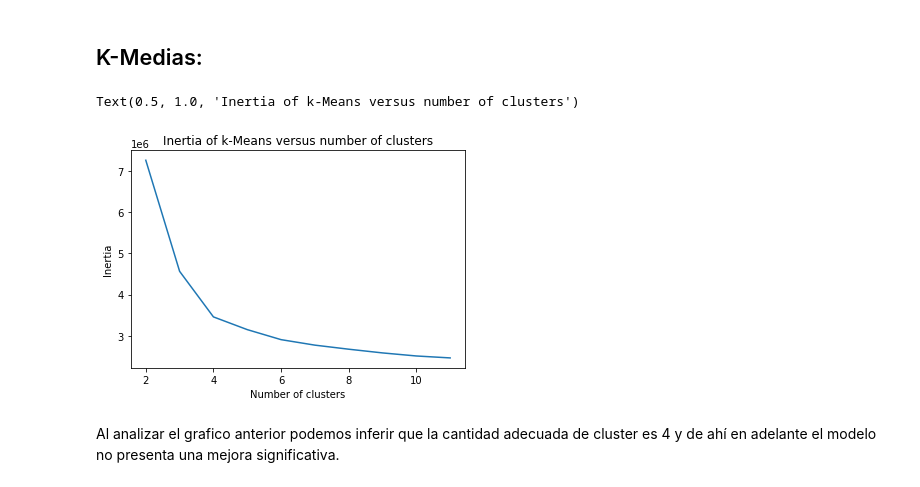
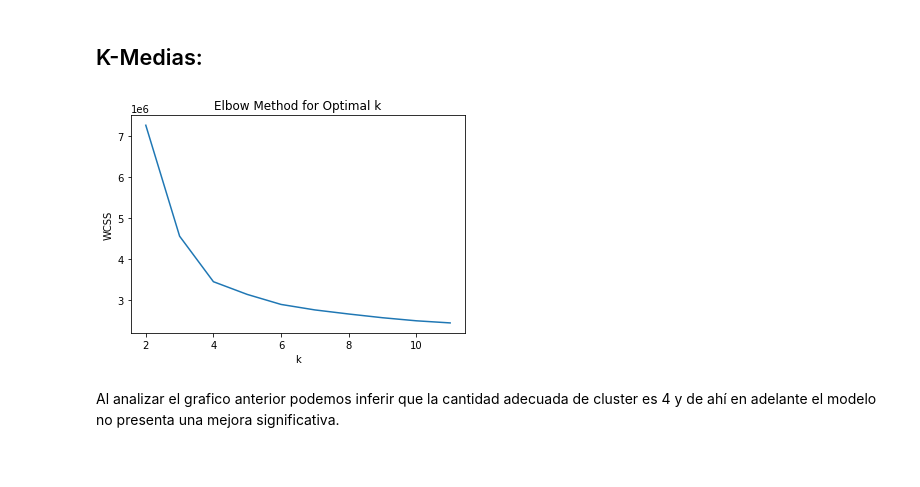
Before and after one commit to Grupo242022/AN_Supervisado_2022, a Jupyter notebook: Práctico_NoSupervisado_fifa2022_G24.ipynb, the cells around one changed output. Drawn from its saved outputs; the diff is of its cells as text; code cells hidden in the pictures.

```diff
--- a/Práctico_NoSupervisado_fifa2022_G24.ipynb
+++ b/Práctico_NoSupervisado_fifa2022_G24.ipynb
@@ -331,21 +330,20 @@ fig.show(renderer="colab")
 # %%
 from sklearn.cluster import KMeans,MeanShift
 from sklearn import decomposition
 
 # Número de clusters buscado
 df_clust= df2.copy()
 
 # Elegir el hiperparámetro n_clusters, variando de 2 a 11 clusters
 scores = [KMeans(n_clusters=i).fit(df_clust.select_dtypes(include=np.number,
                                                           exclude = float).values).inertia_ for i in range(2,12)]
 
 plt.plot(np.arange(2, 12), scores)
-plt.xlabel('Number of clusters')
-plt.ylabel("Inertia")
-plt.title("Inertia of k-Means versus number of clusters")
+plt.xlabel('k')
+plt.ylabel('WCSS')
+plt.title('Elbow Method for Optimal k');
 # %% [output]
-Text(0.5, 1.0, 'Inertia of k-Means versus number of clusters')
-[figure, old version]
+[figure, new version]
 # %% [markdown]
 Al analizar el grafico anterior podemos inferir que la cantidad adecuada de cluster es 4 y de ahí en adelante el modelo no presenta una mejora significativa.
 # %%
```
Also changed, not shown: parts of 9 cells of this notebook.
